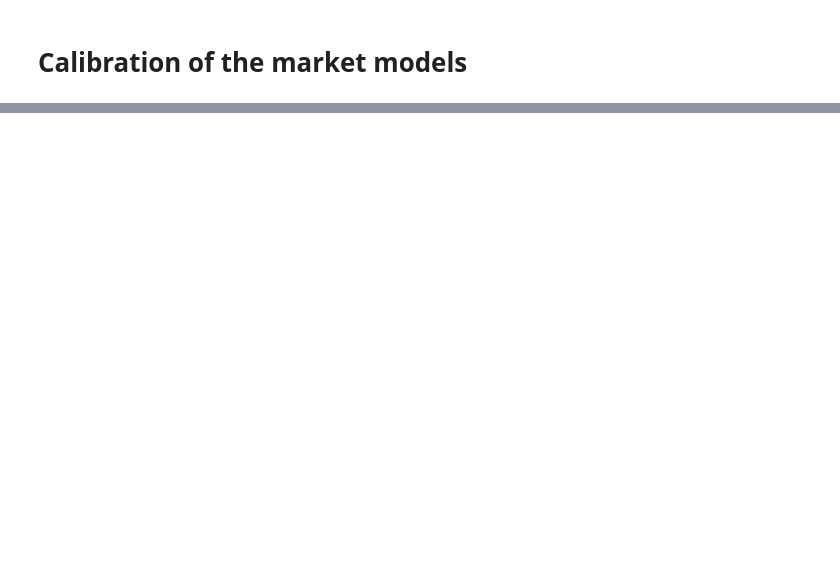
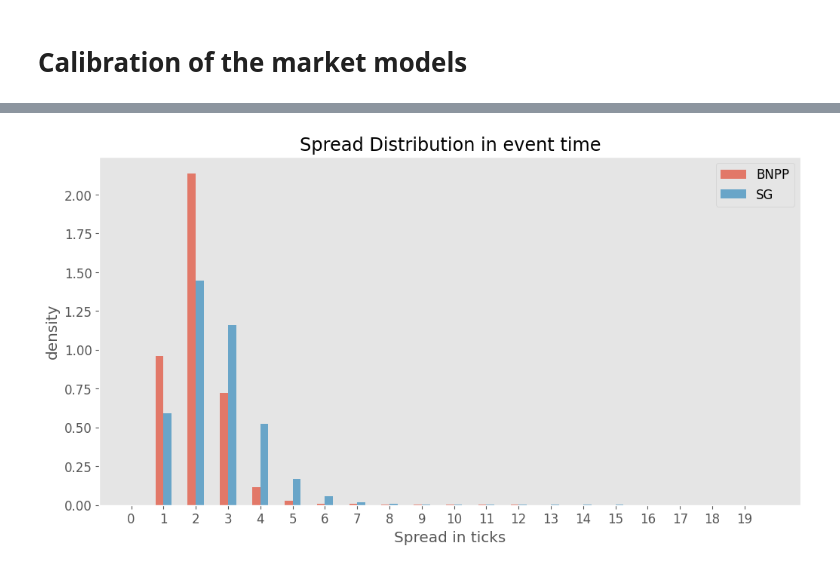
Before and after one commit to ZeBaoB/High-Frequency-Trading, a Jupyter notebook: Optimal stategy project (en cours)/dev calibration.ipynb, the cells around one changed output, grey strips where cells are left out. Drawn from its saved outputs; the diff is of its cells as text; code cells hidden in the pictures; blank space fills up the shorter version.

```diff
--- a/Optimal stategy project (en cours)/dev calibration.ipynb
+++ b/Optimal stategy project (en cours)/dev calibration.ipynb
@@ -29,6 +29,9 @@ def load_data(file_path):
 
     # Extract mid-price
     df['mid_price'] = (df['bp0'] + df['ap0']) / 2
+
+    # add spread
+    df['spread'] = df['ap0'] - df['bp0']
 
     return df
 
@@ -48,19 +51,6 @@ for file in bnpp_files:
 for file in sg_files:
     date_str = os.path.basename(file).split('_')[1].split('.')[0]
     sg_data_dict[date_str] = load_data(file)
-
-# print one day of data for each stock
-bnpp_data = bnpp_data_dict['20170117']  # Example date
-sg_data = sg_data_dict['20170117']  # Example date
-print("\nBNPP data shape:", bnpp_data.shape)
-print("SG data shape:", sg_data.shape)
-
-# Display the first few rows of each dataset
-print("\nBNPP data sample:")
-display(bnpp_data.head())
-
-print("\nSG data sample:")
-display(sg_data.head())
 # %% [output]
 BNPP files: ['BNPP_20170117.csv.gz', 'BNPP_20170118.csv.gz', 'BNPP_20170119.csv.gz', 'BNPP_20170120.csv.gz', 'BNPP_20170123.csv.gz', 'BNPP_20170124.csv.gz', 'BNPP_20170125.csv.gz', 'BNPP_20170126.csv. ...
 SG files: ['SG_20170117.csv.gz', 'SG_20170118.csv.gz', 'SG_20170119.csv.gz', 'SG_20170120.csv.gz', 'SG_20170123.csv.gz', 'SG_20170124.csv.gz', 'SG_20170125.csv.gz', 'SG_20170126.csv.gz', 'SG_20170127. ...
@@ -84,0 +57,13 @@ SG data sample:
+# %%
+# print one day of data for each stock
+bnpp_data = bnpp_data_dict['20170201']  # Example date
+sg_data = sg_data_dict['20170201']  # Example date
+print("\nBNPP data shape:", bnpp_data.shape)
+print("SG data shape:", sg_data.shape)
+
+# Display the first few rows of each dataset
+print("\nBNPP data sample:")
+display(bnpp_data.head())
+
+print("\nSG data sample:")
+display(sg_data.head())
@@ -84,0 +124,14 @@ SG data sample:
+# %%
+# Plot the spread distribution for BNPP and SG (frequency of each spread). bins = [1, 2, 3, .., 20], plot in the center of the bin.
+plt.figure(figsize=(12, 6))
+plt.hist(bnpp_data['spread']/10, bins=[i/4 for i in range(1, 80)], alpha=0.7, label='BNPP', density=True, align='left')
+plt.hist(sg_data['spread']/5, bins=[i/4 for i in range(1, 80)], alpha=0.7, label='SG', density=True, align='right')
+plt.xticks([i+0.125 for i in range(0, 20)], [str(i) for i in range(0, 20)])
+plt.title('Spread Distribution in event time')
+plt.xlabel('Spread in ticks')
+plt.ylabel('density')
+plt.legend()
+plt.grid()
+plt.show()
+# %% [output]
+[figure, added]
```
Also changed, not shown: parts of 26 cells of this notebook, 4 other files.
